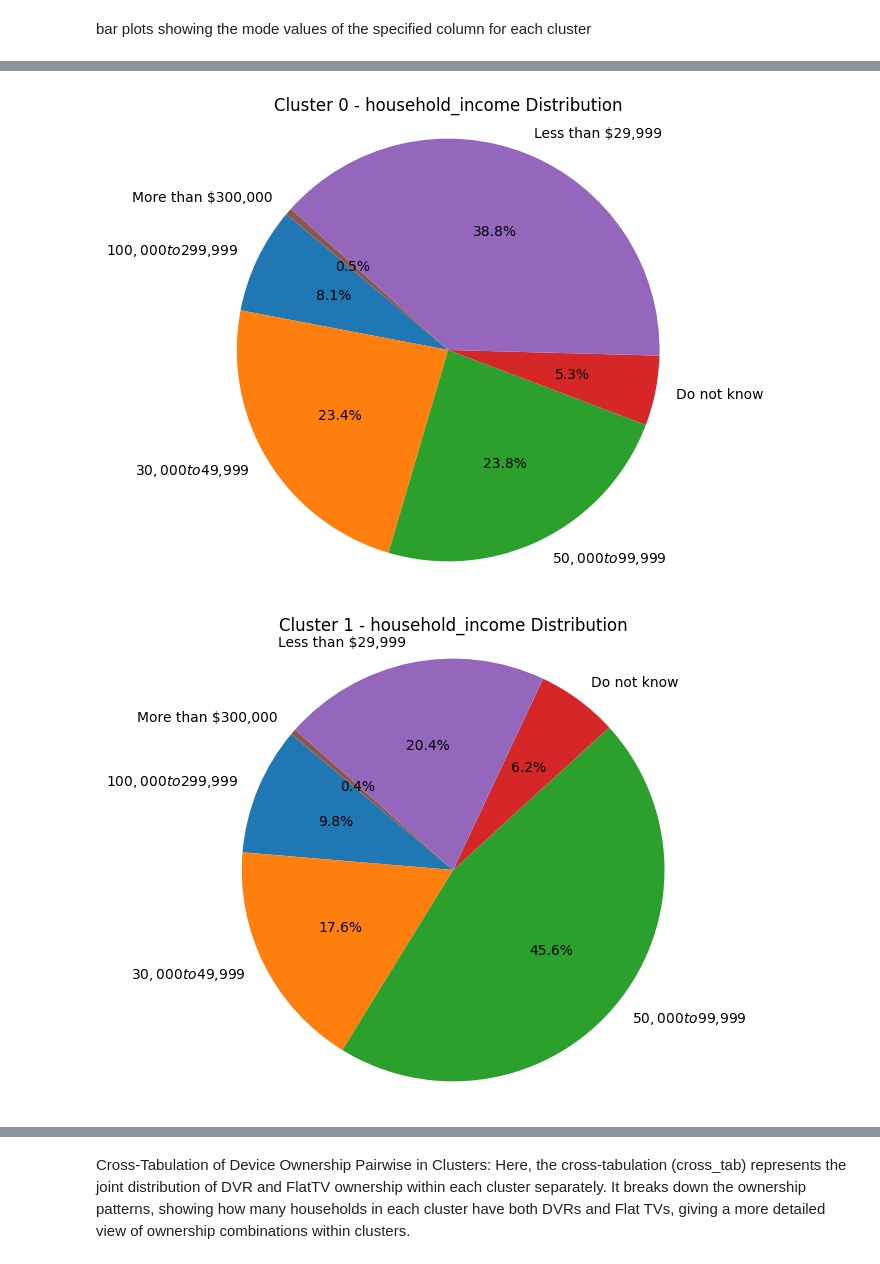
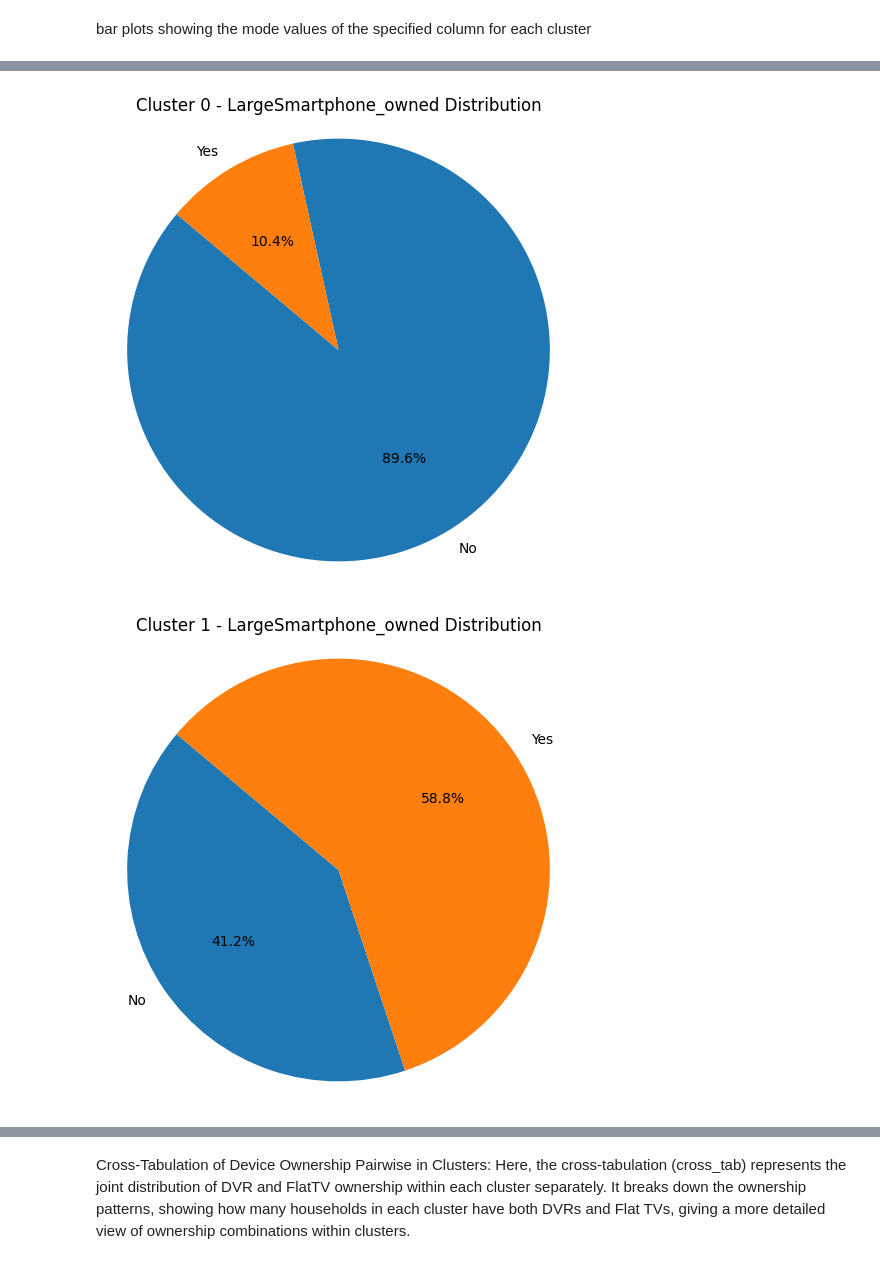
Before and after one commit to aarohikapadia/DSPM_Final_Project, a Jupyter notebook: Modeling_1_AK.ipynb, the cells around one changed output, grey strips where cells are left out. Drawn from its saved outputs; the diff is of its cells as text; code cells hidden in the pictures.

```diff
--- a/Modeling_1_AK.ipynb
+++ b/Modeling_1_AK.ipynb
@@ -57,7 +61,7 @@ df1 = df1.rename(columns={"Q6 - Into which of the following categories does your
                         "Q8 - Which of the following media or home entertainment equipment does your household own?-3D printer":"3DPrinter_owned",
                         "Q8 - Which of the following media or home entertainment equipment does your household own?-None of the above":"None_owned",
                         "Q8 - Which of the following media or home entertainment equipment does your household own?-Don't Know":"DontKnow_owned",
-                        "region - Region":"resident_state"})
+                        "region - Region":"resident_region"})
 
 #df1.columns
 # %%
@@ -241,23 +245,23 @@ freq              506
 ### Adding region because states are too many
 # %%
 # Combining region column with existing data
-income_equipment_data_with_state = income_equipment_data.copy()
-income_equipment_data_with_state['State'] = df1['resident_state']
+income_equipment_data_with_region = income_equipment_data.copy()
+income_equipment_data_with_region['Region'] = df1['resident_region']
 
 # Initialize KModes clustering
 k_modes = KModes(n_clusters=5, init='Huang', n_init=5, verbose=1)
 
 # Fitting the data
-clusters = k_modes.fit_predict(income_equipment_data_with_state)
+clusters = k_modes.fit_predict(income_equipment_data_with_region)
 
 # Adding cluster labels
-income_equipment_data_with_state['Cluster'] = clusters
+income_equipment_data_with_region['Cluster'] = clusters
 
 # Cluster distribution
-print(income_equipment_data_with_state['Cluster'].value_counts())
+print(income_equipment_data_with_region['Cluster'].value_counts())
 
 # Analyze clusters with regions
-cluster_states = income_equipment_data_with_state.groupby('Cluster')['State'].value_counts()
+cluster_states = income_equipment_data_with_region.groupby('Cluster')['Region'].value_counts()
 print(cluster_states)
 
 # Countplot showing the distribution of states within clusters
@@ -265,7 +269,7 @@ import seaborn as sns
 import matplotlib.pyplot as plt
 
 plt.figure(figsize=(10, 6))
-sns.countplot(data=income_equipment_data_with_state, x='Cluster', hue='State')
+sns.countplot(data=income_equipment_data_with_region, x='Cluster', hue='Region')
 plt.title('Cluster Distribution Across Regions')
 plt.show()
 # %% [output]
@@ -315,10 +319,10 @@ Cluster
 bar plots showing the mode values of the specified column for each cluster
 # %%
 # Pick a column to visualize
-column_name = 'household_income'
+column_name = 'Region'
 
 # Count occurrences of each value within each cluster
-cluster_column_counts = income_equipment_data_with_state.groupby(['Cluster', column_name]).size().unstack()
+cluster_column_counts = income_equipment_data_with_region.groupby(['Cluster', column_name]).size().unstack()
 
 # Plotting bar plots for each cluster's mode values
 for cluster in cluster_column_counts.index:
@@ -340,18 +344,18 @@ for cluster in cluster_column_counts.index:
 # %%
 # Replace with desired column
-column_name = 'household_income'
+column_name = 'LargeSmartphone_owned'
 
 # Count occurrences of each value within each cluster
-cluster_column_counts = income_equipment_data_with_state.groupby(['Cluster', column_name]).size().unstack()
+cluster_column_counts = income_equipment_data_with_region.groupby(['Cluster', column_name]).size().unstack()
 
 # Plotting pie charts for each cluster
 for cluster in cluster_column_counts.index:
     values = cluster_column_counts.loc[cluster]
     plt.figure(figsize=(6, 6))
     plt.pie(values, labels=values.index, autopct='%1.1f%%', startangle=140)
     plt.title(f'Cluster {cluster} - {column_name} Distribution')
     plt.axis('equal')
     plt.show()
 # %% [output]
-[figure, old version]
+[figure, new version]
-[figure, old version]
+[figure, new version]
```
Also changed, not shown: parts of 13 cells of this notebook.
